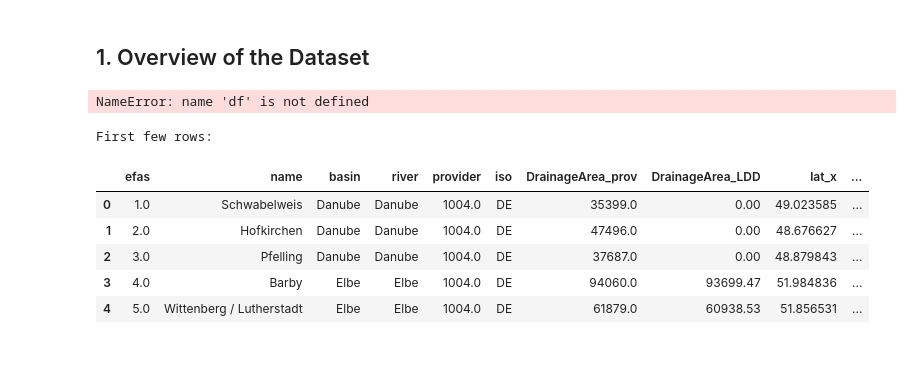
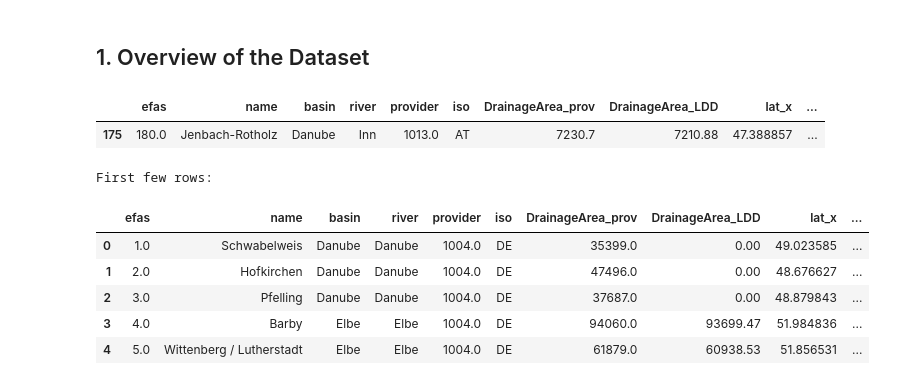
Before and after one commit to fuchsiger/GloFASv5_Results, a Jupyter notebook: basic_calib_analysis.ipynb, the cells around one changed output. Cells and saved outputs as stored; diff of their text form; code cells hidden in the pictures; blank space fills up the shorter version.

```diff
--- a/basic_calib_analysis.ipynb
+++ b/basic_calib_analysis.ipynb
@@ -19,9 +24,10 @@ print(f"\nColumn names:\n{df.columns.tolist()}")
 # %% [markdown]
 ## 1. Overview of the Dataset
-# %%
-df
-# %% [output]
-NameError: name 'df' is not defined
+# %%
+df[df["name"]=="Jenbach-Rotholz"]
+# %% [output]
+|  | efas | name | basin | river | provider | iso | DrainageArea_prov | DrainageArea_LDD | lat_x | ... |
+| 175 | 180.0 | Jenbach-Rotholz | Danube | Inn | 1013.0 | AT | 7230.7 | 7210.88 | 47.388857 | ... |
 # %%
 # Basic info
 print("First few rows:")
```
Also changed, not shown: parts of 1 cell of this notebook, 1 other file.
